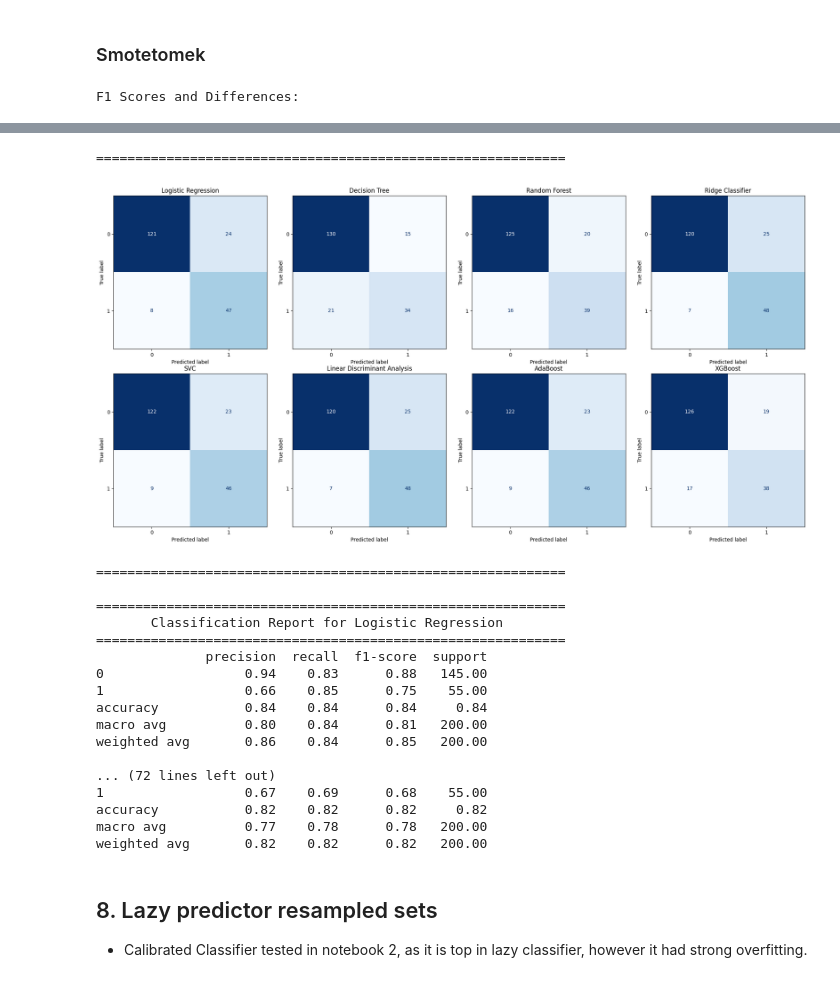
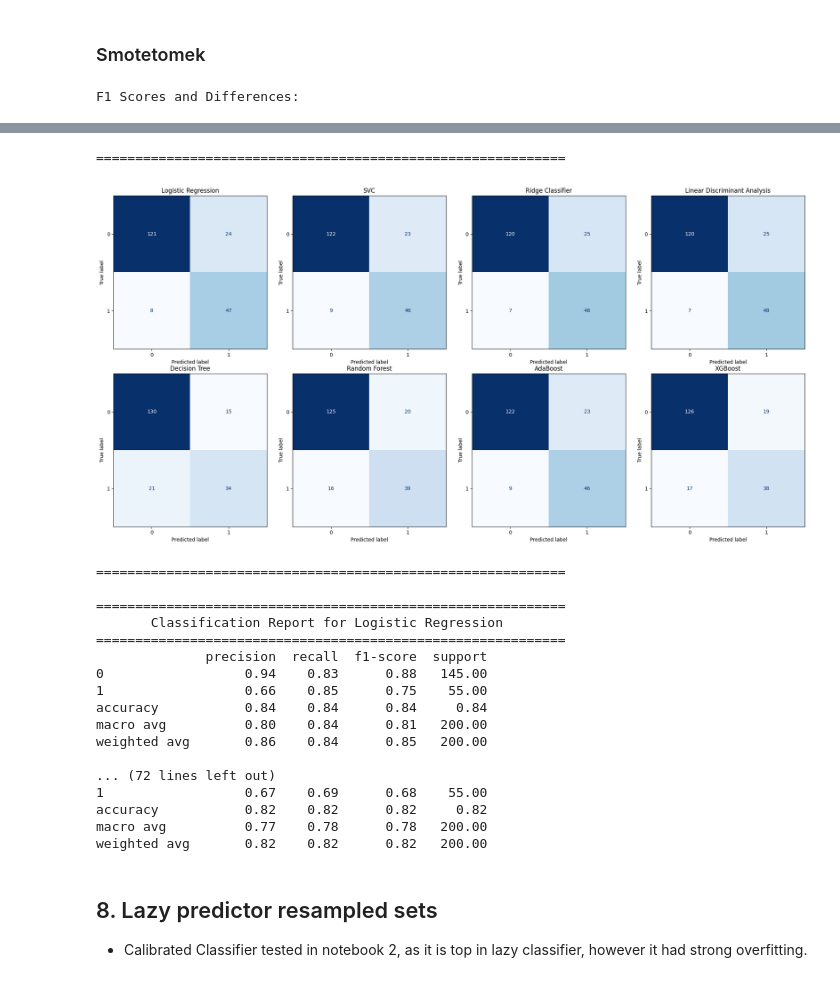
Before and after one commit to BertrandTcheuffa/claim_predict, a Jupyter notebook: Modelling.ipynb, the cells around one changed output, grey strips where cells are left out. Cells and saved outputs as stored; diff of their text form; code cells hidden in the pictures.

```diff
--- a/Modelling.ipynb
+++ b/Modelling.ipynb
@@ -277,11 +249,11 @@ Name: proportion, dtype: float64
 # Models and their full names
 models = {
     'Logistic Regression': LogisticRegression(random_state=42),
+    'SVC': SVC(random_state=42),
+    'Ridge Classifier': RidgeClassifier(random_state=42),
+    'Linear Discriminant Analysis': LinearDiscriminantAnalysis(),
     'Decision Tree': DecisionTreeClassifier(random_state=42),
     'Random Forest': RandomForestClassifier(random_state=42),
-    'Ridge Classifier': RidgeClassifier(random_state=42),
-    'SVC': SVC(random_state=42),
-    'Linear Discriminant Analysis': LinearDiscriminantAnalysis(),
     'AdaBoost': AdaBoostClassifier(random_state=42),
     'XGBoost': XGBClassifier(random_state=42)
 }
@@ -310,12 +282,12 @@ for model_name, model in models.items():
 
     results.append({
         'Model': model_name,
+        'Train F1 (weighted)': train_f1_weighted,
+        'Test F1 (weighted)': test_f1_weighted,
+        'F1 (weighted) Difference': f1_weighted_diff,
         'Train F1 (pos. class)': train_f1,
         'Test F1 (pos. class)': test_f1,
-        'F1 Difference (pos. class)': f1_diff,
-        'Train F1 (weighted)': train_f1_weighted,
-        'Test F1 (weighted)': test_f1_weighted,
-        'F1 (weighted) Difference': f1_weighted_diff
+        'F1 Difference (pos. class)': f1_diff
     })
 
     # Calculate and store confusion matrix
@@ -329,7 +301,7 @@ for model_name, model in models.items():
 # Display F1 Score Results with Differences
 df_results = pd.DataFrame(results)
 print("F1 Scores and Differences:")
-display(round(df_results, 3))
+display(round(df_results,2))
 print("\n" + "=" * 60 + "\n")
 
 # Display Confusion Matrices
@@ -440,11 +412,11 @@ Name: count, dtype: int64
 # Models and their full names
 models = {
     'Logistic Regression': LogisticRegression(random_state=42),
+    'SVC': SVC(random_state=42),
+    'Ridge Classifier': RidgeClassifier(random_state=42),
+    'Linear Discriminant Analysis': LinearDiscriminantAnalysis(),
     'Decision Tree': DecisionTreeClassifier(random_state=42),
     'Random Forest': RandomForestClassifier(random_state=42),
-    'Ridge Classifier': RidgeClassifier(random_state=42),
-    'SVC': SVC(random_state=42),
-    'Linear Discriminant Analysis': LinearDiscriminantAnalysis(),
     'AdaBoost': AdaBoostClassifier(random_state=42),
     'XGBoost': XGBClassifier(random_state=42)
 }
@@ -473,12 +445,12 @@ for model_name, model in models.items():
 
     results.append({
         'Model': model_name,
+        'Train F1 (weighted)': train_f1_weighted,
+        'Test F1 (weighted)': test_f1_weighted,
+        'F1 (weighted) Difference': f1_weighted_diff,
         'Train F1 (pos. class)': train_f1,
         'Test F1 (pos. class)': test_f1,
-        'F1 Difference (pos. class)': f1_diff,
-        'Train F1 (weighted)': train_f1_weighted,
-        'Test F1 (weighted)': test_f1_weighted,
-        'F1 (weighted) Difference': f1_weighted_diff
+        'F1 Difference (pos. class)': f1_diff
     })
 
     # Calculate and store confusion matrix
@@ -554,11 +526,11 @@ weighted avg       0.81    0.81      0.81   200.00
 # Models and their full names
 models = {
     'Logistic Regression': LogisticRegression(random_state=42),
+    'SVC': SVC(random_state=42),
+    'Ridge Classifier': RidgeClassifier(random_state=42),
+    'Linear Discriminant Analysis': LinearDiscriminantAnalysis(),
     'Decision Tree': DecisionTreeClassifier(random_state=42),
     'Random Forest': RandomForestClassifier(random_state=42),
-    'Ridge Classifier': RidgeClassifier(random_state=42),
-    'SVC': SVC(random_state=42),
-    'Linear Discriminant Analysis': LinearDiscriminantAnalysis(),
     'AdaBoost': AdaBoostClassifier(random_state=42),
     'XGBoost': XGBClassifier(random_state=42)
 }
@@ -587,12 +559,12 @@ for model_name, model in models.items():
 
     results.append({
         'Model': model_name,
+        'Train F1 (weighted)': train_f1_weighted,
+        'Test F1 (weighted)': test_f1_weighted,
+        'F1 (weighted) Difference': f1_weighted_diff,
         'Train F1 (pos. class)': train_f1,
         'Test F1 (pos. class)': test_f1,
-        'F1 Difference (pos. class)': f1_diff,
-        'Train F1 (weighted)': train_f1_weighted,
-        'Test F1 (weighted)': test_f1_weighted,
-        'F1 (weighted) Difference': f1_weighted_diff
+        'F1 Difference (pos. class)': f1_diff
     })
 
     # Calculate and store confusion matrix
@@ -645,5 +617,5 @@ F1 Scores and Differences:
 ============================================================
-[figure, old version]
+[figure, new version]
 ============================================================
 
 ============================================================
```
Also changed, not shown: parts of 11 cells of this notebook.
